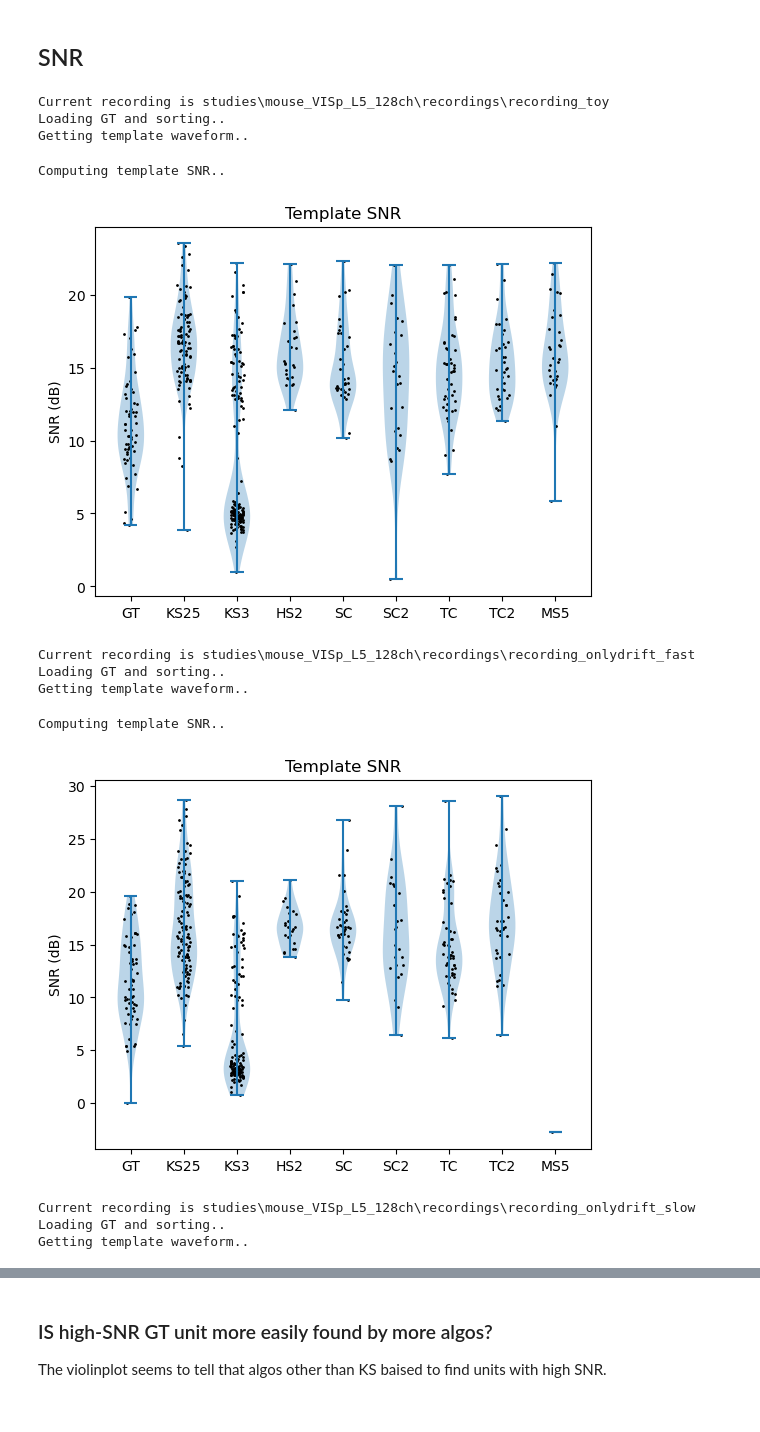
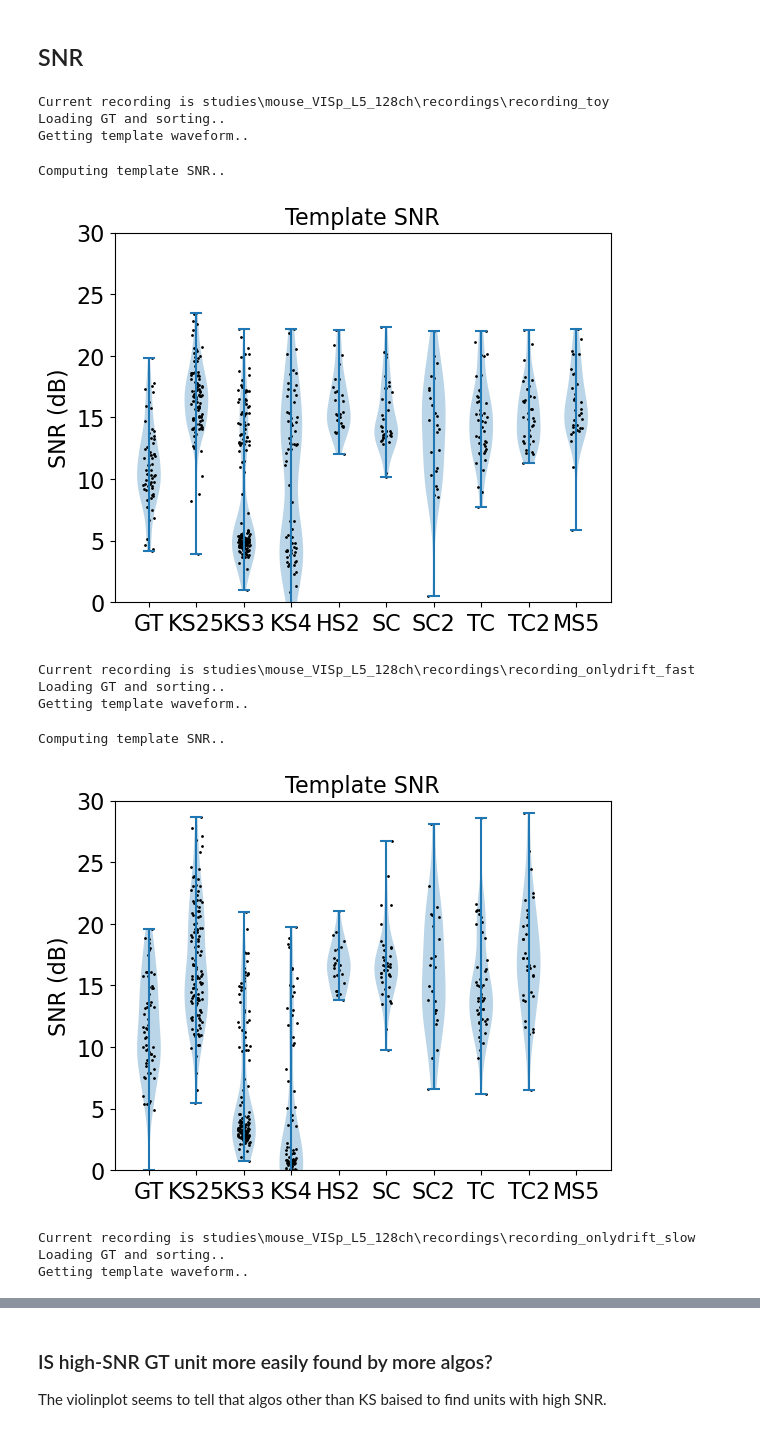
Before and after one commit to Biomedical-Data-Design-2022-2023/python-codebase-for-extracellular-recording-simulation, a Jupyter notebook: CompareDriftStudy.ipynb, the cells around one changed output, grey strips where cells are left out. Saved outputs shown, nothing was run; the diff lists cells and outputs as text; code cells hidden in the pictures.

```diff
--- a/CompareDriftStudy.ipynb
+++ b/CompareDriftStudy.ipynb
@@ -31,5 +27,5 @@ g:\anaconda3\envs\si_env\lib\site-packages\numpy\.libs\libopenblas.FB5AE2TYXYH2I
 # %%
-algo_list = ['KS25','KS3','HS2','SC','SC2','TC','TC2','MS5']
+algo_list = ['KS25','KS3','KS4','HS2','SC','SC2','TC','TC2','MS5']
 
 recording_path_list = [
     Path().joinpath('studies','mouse_VISp_L5_128ch','recordings','recording_toy'),
@@ -40,7 +36,11 @@ recording_path_list = [
 # %% [markdown]
 ## Precision, Recall on time_agreement and waveform_cosine_similarity
 # %%
-for recording_path in recording_path_list:
+aaaa = [Path().joinpath('studies','mouse_VISp_L5_128ch','recordings','recording_toy'),
+    Path().joinpath('studies','mouse_VISp_L5_128ch','recordings','recording_onlydrift_fast'),
+    Path().joinpath('studies','mouse_VISp_L5_128ch','recordings','recording_onlydrift_slow')]
+
+for recording_path in aaaa:
 
     print(f'Current recording is {recording_path}')
 
@@ -51,6 +51,8 @@ for recording_path in recording_path_list:
     # load sorting results
     sorting_KS25 = se.KiloSortSortingExtractor((recording_path / 'sorting_results' / 'KS25').as_posix(),keep_good_only=False)
     sorting_KS3 = se.KiloSortSortingExtractor((recording_path / 'sorting_results' / 'KS3').as_posix(),keep_good_only=False)
+    sorting_KS4 = se.KiloSortSortingExtractor((recording_path / 'sorting_results' / 'KS4').as_posix(),keep_good_only=False)
+
 
     sorting_HS2 = ss.read_sorter_folder((recording_path / 'sorting_results' / 'HS2').as_posix())
     sorting_SC = ss.read_sorter_folder((recording_path / 'sorting_results' / 'SC').as_posix())
@@ -261,6 +265,7 @@ for recording_path in recording_path_list:
     # load sorting results
     sorting_KS25 = se.KiloSortSortingExtractor((recording_path / 'sorting_results' / 'KS25').as_posix(),keep_good_only=False)
     sorting_KS3 = se.KiloSortSortingExtractor((recording_path / 'sorting_results' / 'KS3').as_posix(),keep_good_only=False)
+    sorting_KS4 = se.KiloSortSortingExtractor((recording_path / 'sorting_results' / 'KS4').as_posix(),keep_good_only=False)
 
     sorting_HS2 = ss.read_sorter_folder((recording_path / 'sorting_results' / 'HS2').as_posix())
     sorting_SC = ss.read_sorter_folder((recording_path / 'sorting_results' / 'SC').as_posix())
@@ -285,15 +290,16 @@ for recording_path in recording_path_list:
 
     ######### plot FR violinplot
     plt.figure()
-    plt.violinplot([FR_GT,FR_KS25,FR_KS3,FR_HS2,FR_SC,FR_SC2,FR_TC,FR_TC2,FR_MS5])
+    plt.violinplot([FR_GT,FR_KS25,FR_KS3,FR_KS4,FR_HS2,FR_SC,FR_SC2,FR_TC,FR_TC2,FR_MS5])
     plt.scatter((np.random.rand(FR_GT.shape[0])-0.5)*0.25+1,FR_GT,s=1,c='k')
     for i,algo in enumerate(algo_list):
         plt.scatter((np.random.rand(locals()["FR_"+algo].shape[0])-0.5)*0.25+i+2,locals()["FR_"+algo],s=1,c='k')
-    plt.xticks([1,2,3,4,5,6,7,8,9],['GT','KS25','KS3','HS2','SC','SC2','TC','TC2','MS5'])
-    plt.ylabel('FR (Hz)')
-    plt.yscale('log')
-    plt.ylim([1e-2,1e2])
-    plt.title('Unit firing rate')
+    plt.xticks([1,2,3,4,5,6,7,8,9,10],['GT','KS25','KS3','KS4','HS2','SC','SC2','TC','TC2','MS5'],fontsize=16)
+    plt.yticks(fontsize=16)
+    plt.ylabel('Firing rate (Hz)',fontsize=16)
+    # plt.yscale('log')
+    plt.ylim([0,70])
+    plt.title('Unit firing rate',fontsize=16)
     plt.show()
 # %% [output]
 Current recording is studies\mouse_VISp_L5_128ch\recordings\recording_toy
@@ -337,6 +343,7 @@ for recording_path in recording_path_list:
     # load sorting results
     sorting_KS25 = se.KiloSortSortingExtractor((recording_path / 'sorting_results' / 'KS25').as_posix(),keep_good_only=False)
     sorting_KS3 = se.KiloSortSortingExtractor((recording_path / 'sorting_results' / 'KS3').as_posix(),keep_good_only=False)
+    sorting_KS4 = se.KiloSortSortingExtractor((recording_path / 'sorting_results' / 'KS4').as_posix(),keep_good_only=False)
 
     sorting_HS2 = ss.read_sorter_folder((recording_path / 'sorting_results' / 'HS2').as_posix())
     sorting_SC = ss.read_sorter_folder((recording_path / 'sorting_results' / 'SC').as_posix())
@@ -345,43 +352,45 @@ for recording_path in recording_path_list:
     sorting_TC2 = ss.read_sorter_folder((recording_path / 'sorting_results' / 'TC2').as_posix())
 
     # sorting_MS5
     sorting_MS5 = ss.NpzSortingExtractor.load_from_folder((recording_path / 'sorting_results' / 'MS5'/'ms5').as_posix())
 
     # get algo template waveforms
     for algo in algo_list:
         we = WaveformExtractor(recording,locals()["sorting_"+algo],(recording_path / 'sorting_results' / algo).as_posix()) # 'waveforms'
         we.set_params(ms_before=1,ms_after=2,max_spikes_per_unit=1000)
         we.run_extract_waveforms()
         locals()["templates_"+algo] = we.get_all_templates().transpose((0,2,1)) # waveforms_algo (num_units, num_channels, num_samples)
 
     ########## compute SNR
     print('Computing template SNR..')
 
     SNR_GT = template_SNR(recording, templates_GT)
     for algo in algo_list:
         locals()["SNR_"+algo] =template_SNR(recording, locals()["templates_"+algo])
 
     ######### plot SNR violinplot
     plt.figure()
-    plt.violinplot([SNR_GT,SNR_KS25,SNR_KS3,SNR_HS2,SNR_SC,SNR_SC2,SNR_TC,SNR_TC2,SNR_MS5])
+    plt.violinplot([SNR_GT,SNR_KS25,SNR_KS3,SNR_KS4,SNR_HS2,SNR_SC,SNR_SC2,SNR_TC,SNR_TC2,SNR_MS5])
     plt.scatter((np.random.rand(SNR_GT.shape[0])-0.5)*0.25+1,SNR_GT,s=1,c='k')
     for i,algo in enumerate(algo_list):
         plt.scatter((np.random.rand(locals()["SNR_"+algo].shape[0])-0.5)*0.25+i+2,locals()["SNR_"+algo],s=1,c='k')
-    plt.xticks([1,2,3,4,5,6,7,8,9],['GT','KS25','KS3','HS2','SC','SC2','TC','TC2','MS5'])
-    plt.ylabel('SNR (dB)')
-    plt.title('Template SNR')
+    plt.xticks([1,2,3,4,5,6,7,8,9,10],['GT','KS25','KS3','KS4','HS2','SC','SC2','TC','TC2','MS5'],fontsize=16)
+    plt.yticks(fontsize=16)
+    plt.ylim([0,30])
+    plt.ylabel('SNR (dB)',fontsize=16)
+    plt.title('Template SNR',fontsize=16)
     plt.show()
 # %% [output]
 Current recording is studies\mouse_VISp_L5_128ch\recordings\recording_toy
 Loading GT and sorting..
 Getting template waveform..
 Computing template SNR..
-[figure, old version]
+[figure, new version]
 Current recording is studies\mouse_VISp_L5_128ch\recordings\recording_onlydrift_fast
 Loading GT and sorting..
 Getting template waveform..
 Computing template SNR..
-[figure, old version]
+[figure, new version]
 Current recording is studies\mouse_VISp_L5_128ch\recordings\recording_onlydrift_slow
 Loading GT and sorting..
 Getting template waveform..
```
Also changed, not shown: parts of 6 cells of this notebook, 2 other files.
